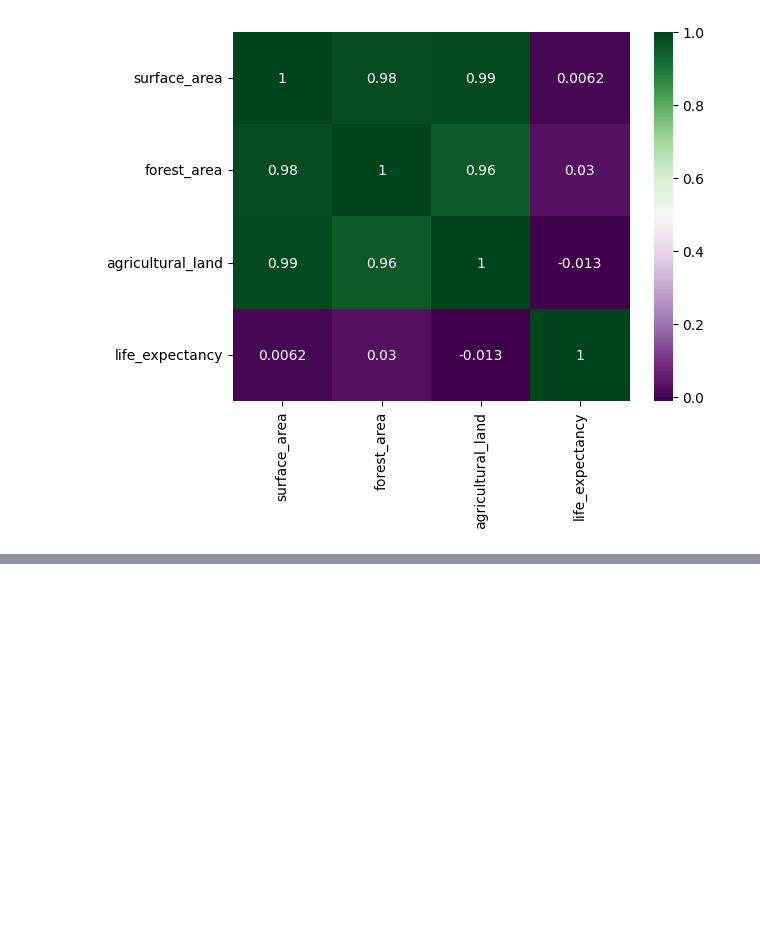
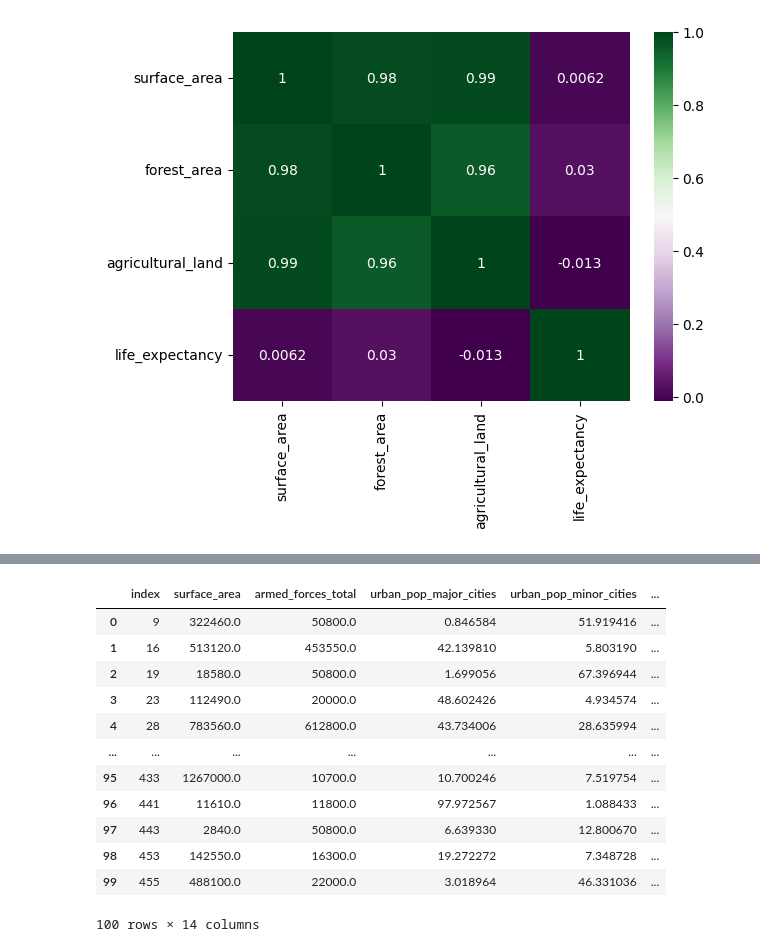
Before and after one commit to LastWarr/divya_portfolio_project, a Jupyter notebook: hackerrank/hackerrank_solved.ipynb, the cells around one changed output, grey strips where cells are left out. Drawn from its saved outputs; the diff is of its cells as text; code cells hidden in the pictures; blank space fills up the shorter version.

```diff
--- a/hackerrank/hackerrank_solved.ipynb
+++ b/hackerrank/hackerrank_solved.ipynb
@@ -179,0 +214,16 @@ train_df[["armed_forces_total", "inflation_annual","secure_internet_servers_tota
+# %%
+test_df
+# %% [output]
+|  | index | surface_area | armed_forces_total | urban_pop_major_cities | urban_pop_minor_cities | ... |
+| 0 | 9 | 322460.0 | 50800.0 | 0.846584 | 51.919416 | ... |
+| 1 | 16 | 513120.0 | 453550.0 | 42.139810 | 5.803190 | ... |
+| 2 | 19 | 18580.0 | 50800.0 | 1.699056 | 67.396944 | ... |
+| 3 | 23 | 112490.0 | 20000.0 | 48.602426 | 4.934574 | ... |
+| 4 | 28 | 783560.0 | 612800.0 | 43.734006 | 28.635994 | ... |
+| ... | ... | ... | ... | ... | ... | ... |
+| 95 | 433 | 1267000.0 | 10700.0 | 10.700246 | 7.519754 | ... |
+| 96 | 441 | 11610.0 | 11800.0 | 97.972567 | 1.088433 | ... |
+| 97 | 443 | 2840.0 | 50800.0 | 6.639330 | 12.800670 | ... |
+| 98 | 453 | 142550.0 | 16300.0 | 19.272272 | 7.348728 | ... |
+| 99 | 455 | 488100.0 | 22000.0 | 3.018964 | 46.331036 | ... |
+100 rows × 14 columns
```
Also changed, not shown: parts of 14 cells of this notebook.
